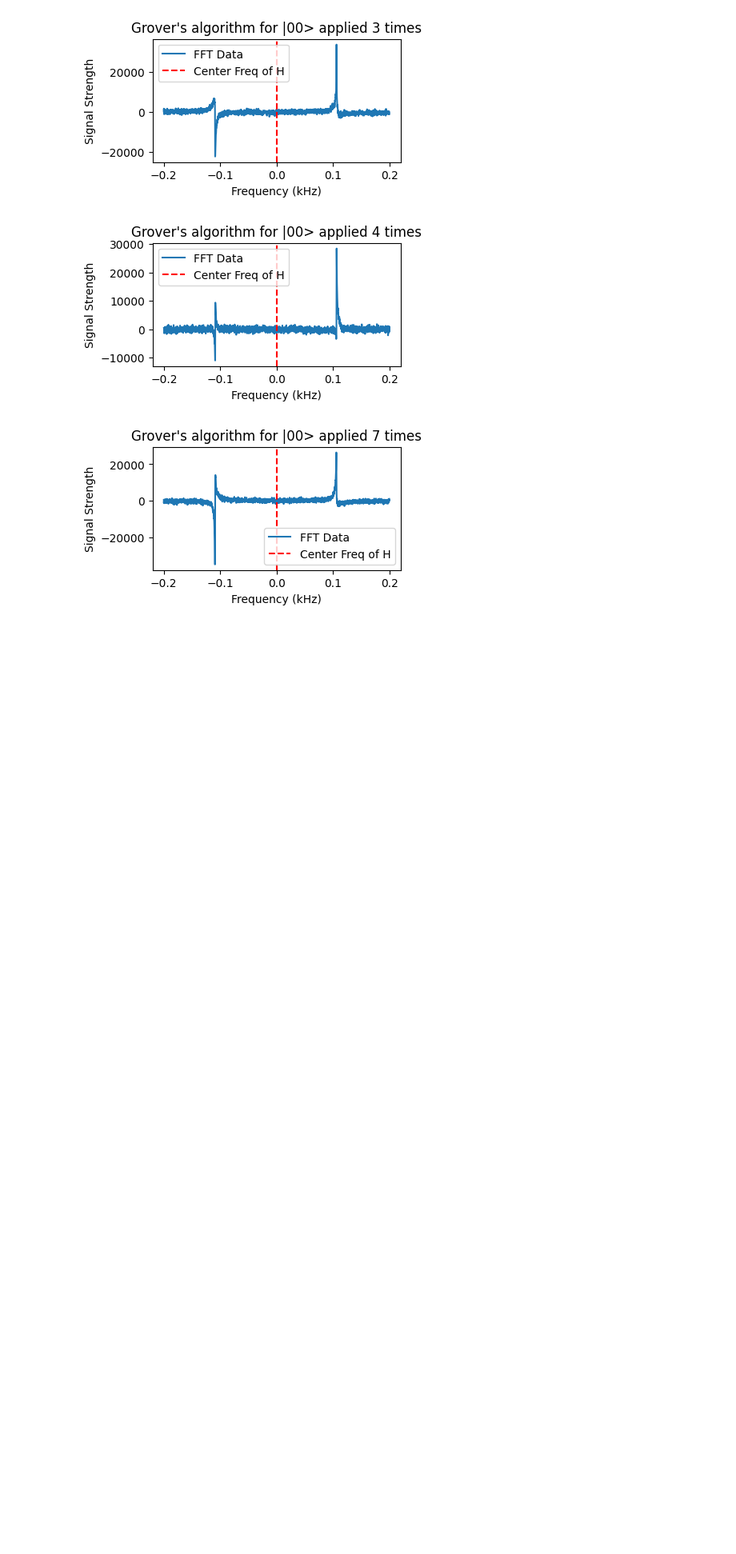
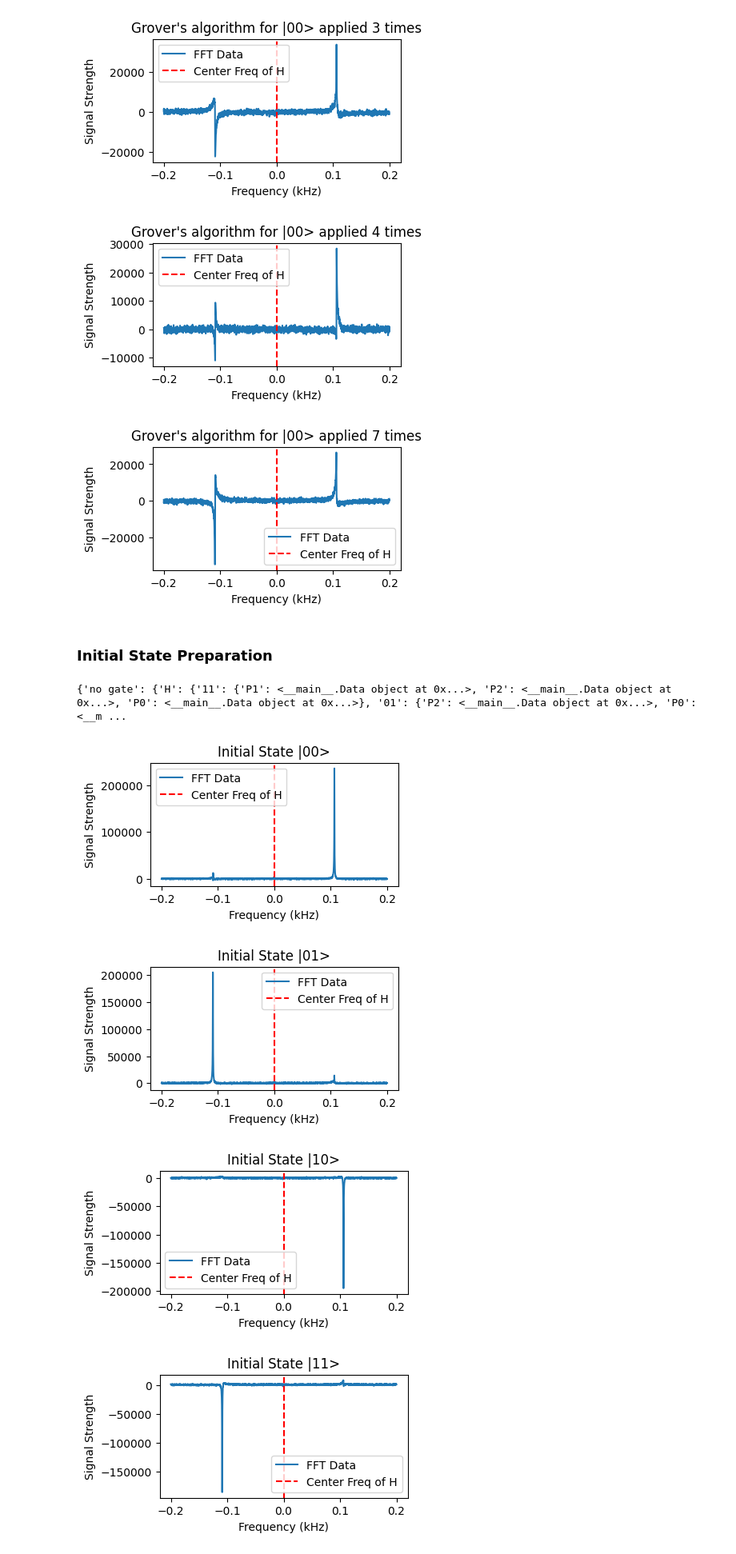
Before and after one commit to sarahstrong0/nmr_lab3, a Jupyter notebook: nmr_processing.ipynb, the cells around one changed output. Shown at 80% size. Drawn from its saved outputs; the diff is of its cells as text; code cells hidden in the pictures; blank space fills up the shorter version.

Commit message:
Add initial state data

```diff
--- a/nmr_processing.ipynb
+++ b/nmr_processing.ipynb
@@ -103,8 +103,12 @@ class Data:
             self._algorithm_type = "grover"
         elif "appx" in self._filepath:
             self._algorithm_type = "approx CNOT"
+        elif "real" in self._filepath:
+            self._algorithm_type = "real CNOT"
         else:
-            self._algorithm_type = "real CNOT"
+            self._algorithm_type = "no gate"
+        # else:
+        #     print(f"File is not labeled with algorithm: {self._filepath}")
 
     def get_time_domain_data(self):
         time = self._raw_data[:, 0]
@@ -259,6 +263,10 @@ class Data:
         phase_flip_ppm = -1 * self._frequencies_ppm
         self._frequencies = phase_flip
         self._frequencies_ppm = phase_flip_ppm
+
+    def flip_about_X(self):
+        phase_flip =  -1 * self._fft_result
+        self._fft_result = phase_flip
 # %% [markdown]
 ### Initialize all Data in folder to an organized map
 # %%
@@ -553,3 +582,31 @@ for n, grover_folder_path in grover_ntimes_folder_paths:
 [figure]
 [figure]
 [figure]
+# %% [markdown]
+### Initial State Preparation
+# %%
+initial_state_folder_path = "/workspaces/nmr_lab3/initial_state_prep"
+initial_state_data_map = initialize_data(initial_state_folder_path)
+print(initial_state_data_map)
+# %% [output]
+{'no gate': {'H': {'11': {'P1': <__main__.Data object at 0x...>, 'P2': <__main__.Data object at 0x...>, 'P0': <__main__.Data object at 0x...>}, '01': {'P2': <__main__.Data object at 0x...>, 'P0': <__m ...
+# %%
+target_qubits = ['H']
+states = ['00', '01', '10', '11']
+initial_peaks = []
+
+for i, state in enumerate(states):
+    initial_peaks.append([])
+    for qubit in target_qubits:
+        xy_average = average_spectral_data_Ps(initial_state_data_map, 'no gate', qubit, state)
+        avg_data = Data(qubit, temporal_avg_data=xy_average)
+        # avg_data.phase_180_deg()
+        # avg_data.flip_about_X()
+        avg_data.plot_frequency_domain_data(f"Initial State |{state}>")
+        initial_peaks[i].append(avg_data.integrate_peak(0, 0.02))
+        initial_peaks[i].append(avg_data.integrate_peak(1, 0.02))
+# %% [output]
+[figure, added]
+[figure, added]
+[figure, added]
+[figure, added]
```
Also changed, not shown: parts of 3 cells of this notebook, 13 other files.
